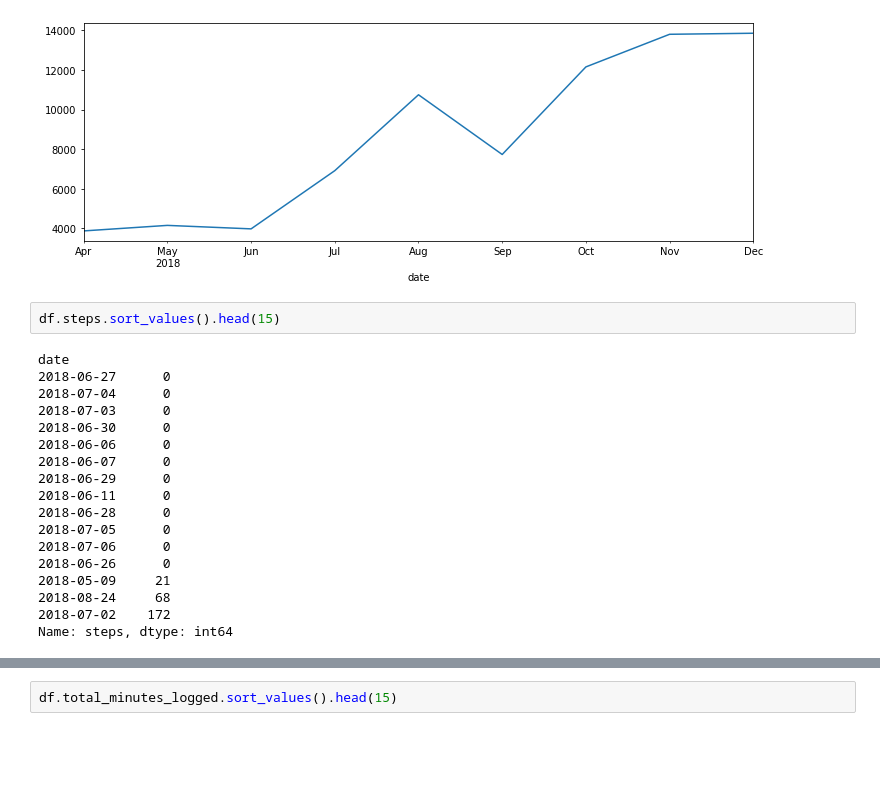
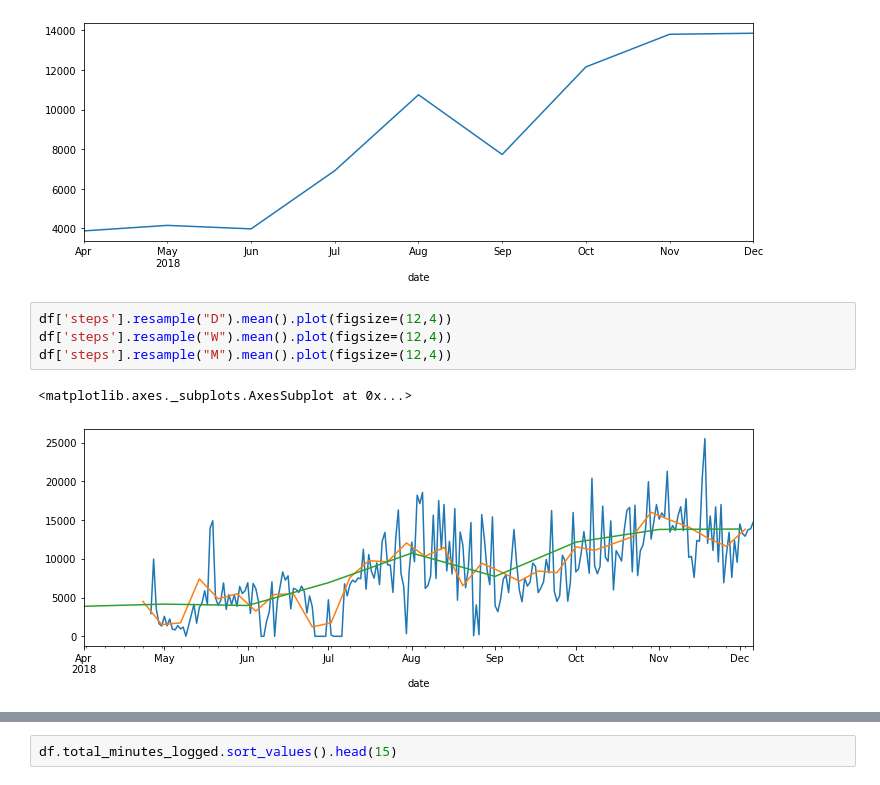
Before and after one commit to Dairy-Time/time-series-project, a Jupyter notebook: Fitbit_Data.ipynb, the cells around one changed output, grey strips where cells are left out. Saved outputs shown, nothing was run; the diff lists cells and outputs as text; blank space fills up the shorter version.

```diff
--- a/Fitbit_Data.ipynb
+++ b/Fitbit_Data.ipynb
@@ -197,23 +197,10 @@ df['steps'].resample("M").mean().plot(figsize=(12,4))
 # %% [output]
 <matplotlib.axes._subplots.AxesSubplot at 0x...>
 [figure]
-# %%
-df.steps.sort_values().head(15)
-# %% [output]
-date
-2018-06-27      0
-2018-07-04      0
-2018-07-03      0
-2018-06-30      0
-2018-06-06      0
-2018-06-07      0
-2018-06-29      0
-2018-06-11      0
-2018-06-28      0
-2018-07-05      0
-2018-07-06      0
-2018-06-26      0
-2018-05-09     21
-2018-08-24     68
-2018-07-02    172
-Name: steps, dtype: int64
+# %%
+df['steps'].resample("D").mean().plot(figsize=(12,4))
+df['steps'].resample("W").mean().plot(figsize=(12,4))
+df['steps'].resample("M").mean().plot(figsize=(12,4))
+# %% [output]
+<matplotlib.axes._subplots.AxesSubplot at 0x...>
+[figure, added]
```
Also changed, not shown: parts of 5 cells of this notebook.
